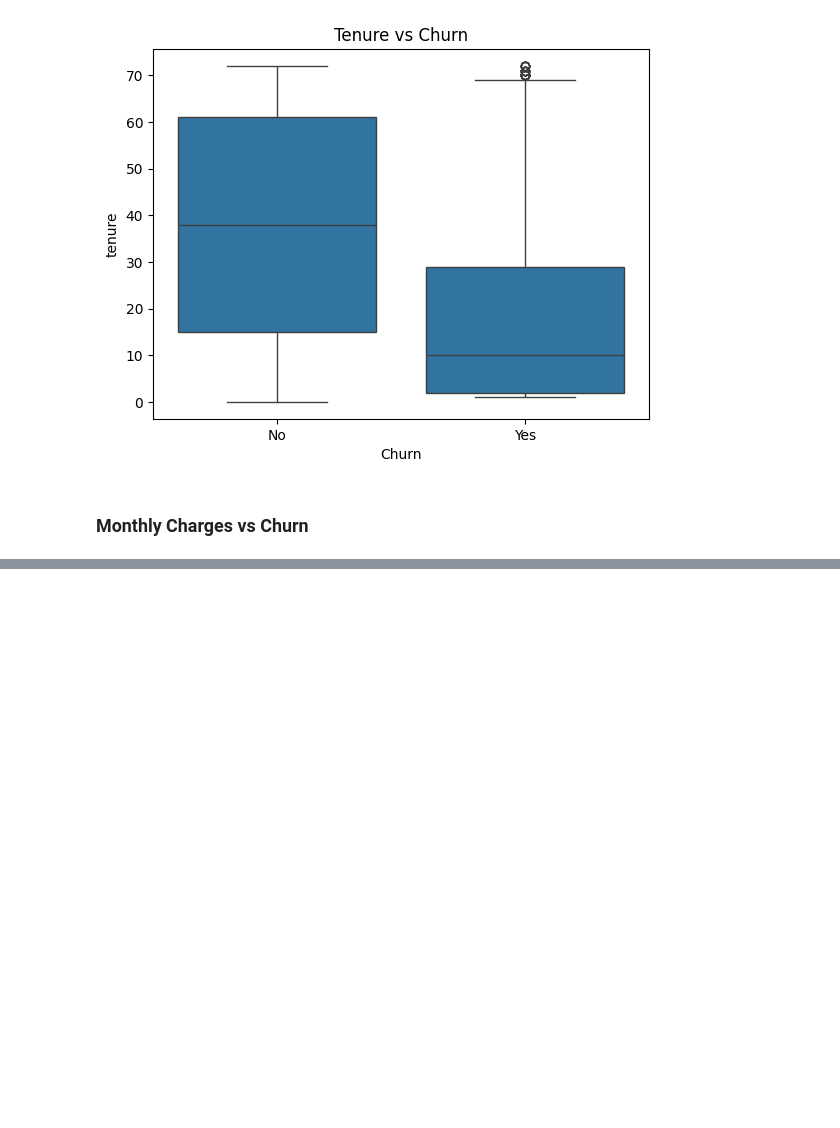
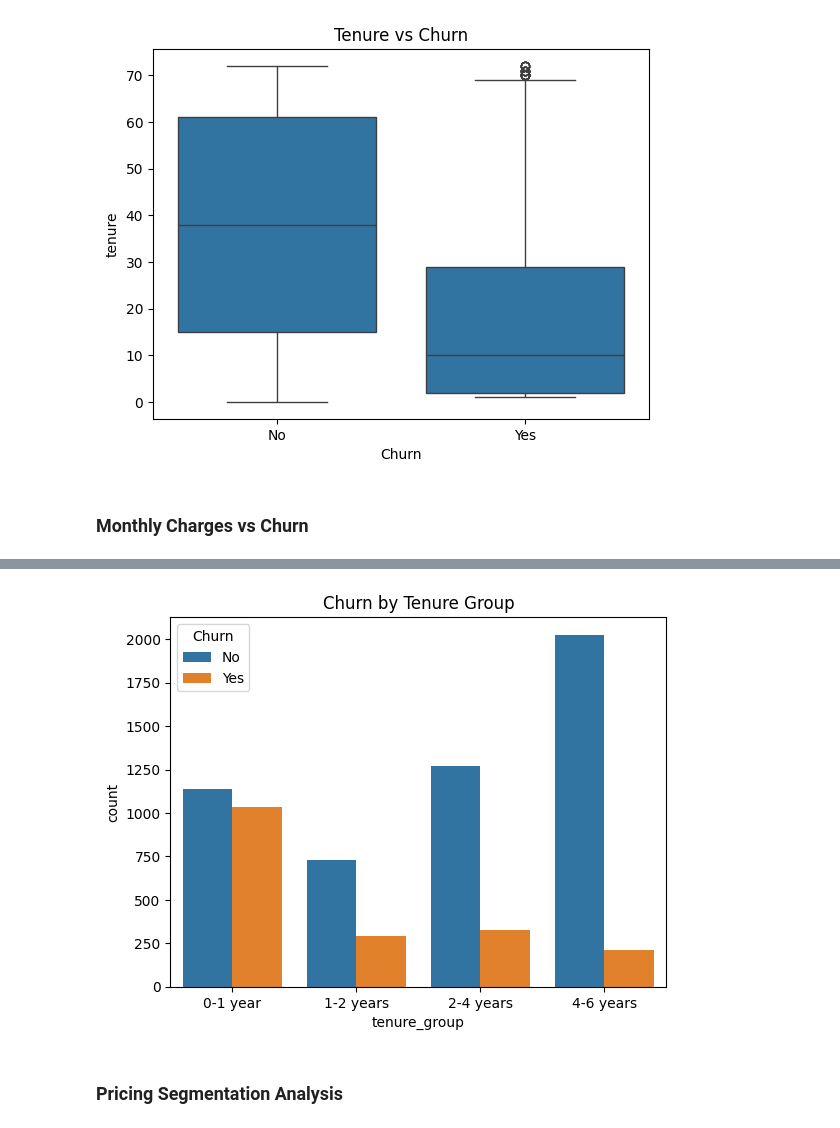
Before and after one commit to SaiAshwathaSingari/customer-churn-eda, a Jupyter notebook: notebooks/churn_analysis.ipynb, the cells around one changed output, grey strips where cells are left out. Cells and saved outputs as stored; diff of their text form; code cells hidden in the pictures; blank space fills up the shorter version.

```diff
--- a/notebooks/churn_analysis.ipynb
+++ b/notebooks/churn_analysis.ipynb
@@ -86,0 +105,8 @@ companies design effective customer retention strategies.
+# %%
+sns.countplot(x="tenure_group", hue="Churn", data=df)
+plt.title("Churn by Tenure Group")
+plt.show()
+# %% [output]
+[figure, added]
+# %% [markdown]
+### Pricing Segmentation Analysis
```
Also changed, not shown: parts of 12 cells of this notebook.
